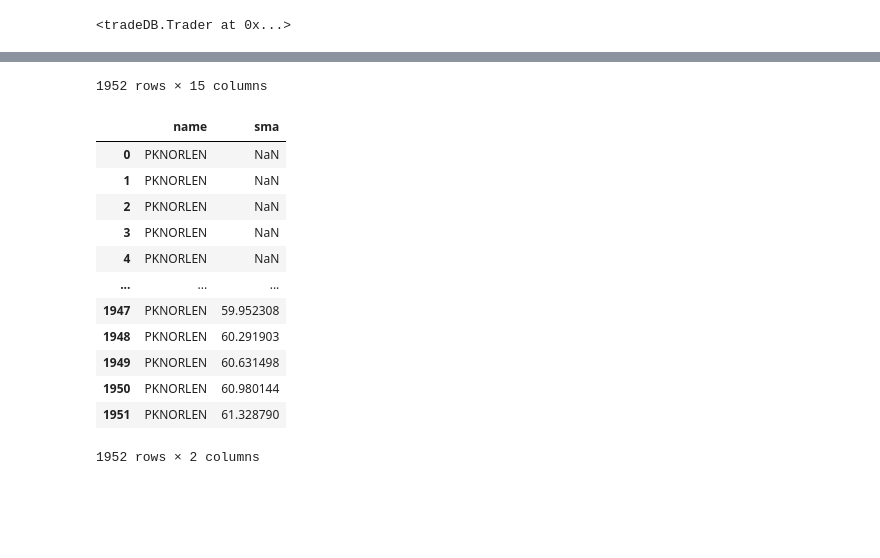
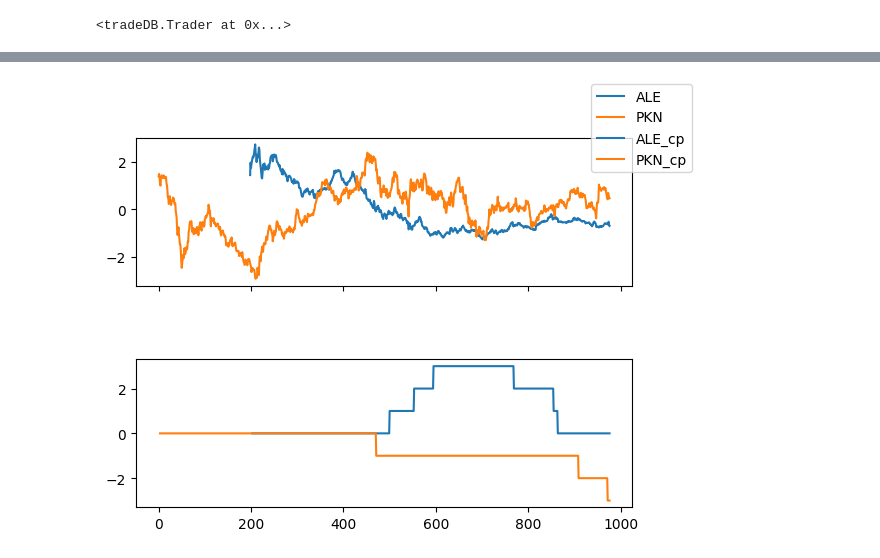
Before and after one commit to zielaskowski/tradeDB, a Jupyter notebook: dev/stooq.ipynb, the cells around one changed output, grey strips where cells are left out. Cells and saved outputs as stored; diff of their text form; code cells hidden in the pictures; blank space fills up the shorter version.

```diff
--- a/dev/stooq.ipynb
+++ b/dev/stooq.ipynb
@@ -68,3 +85,3 @@ pkn.plot()
 # %%
-pkn.data
+pkn.plot()
 # %% [output]
@@ -83,17 +88 @@ pkn.data
-1952 rows × 15 columns
+[figure, added]
-# %%
-pkn.data.reindex(columns=['name','sma'])
-# %% [output]
-|  | name | sma |
-| 0 | PKNORLEN | NaN |
-| 1 | PKNORLEN | NaN |
-| 2 | PKNORLEN | NaN |
-| 3 | PKNORLEN | NaN |
-| 4 | PKNORLEN | NaN |
-| ... | ... | ... |
-| 1947 | PKNORLEN | 59.952308 |
-| 1948 | PKNORLEN | 60.291903 |
-| 1949 | PKNORLEN | 60.631498 |
-| 1950 | PKNORLEN | 60.980144 |
-| 1951 | PKNORLEN | 61.328790 |
-1952 rows × 2 columns
```
Also changed, not shown: parts of 11 cells of this notebook, 2 other files.
